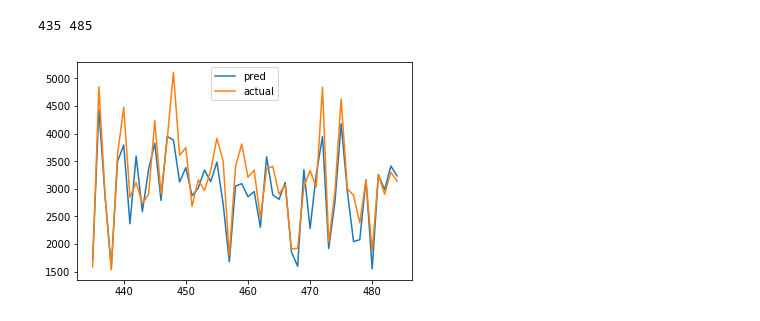
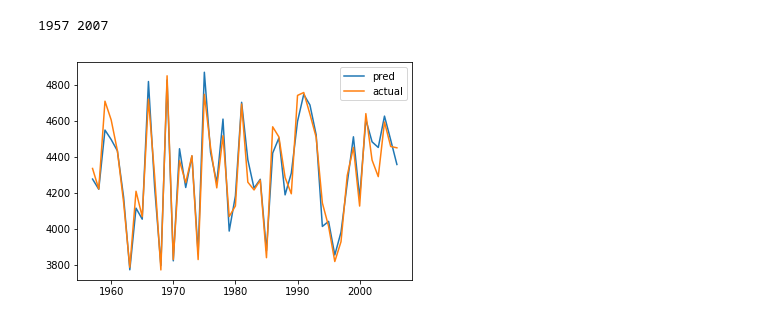
Before and after one commit to pyaf/load_forecasting, a Jupyter notebook: data/FFNN.ipynb, the cells around one changed output. Cells and saved outputs as stored; diff of their text form; code cells hidden in the pictures.

Commit message:
Date wise prediction added

```diff
--- a/data/FFNN.ipynb
+++ b/data/FFNN.ipynb
@@ -42,7 +42,7 @@ def get_30min_wise_data(day_load_data, day_whether_data):
         data.append([i, day, temp, humidity, load])
     return np.asarray(data)
 # %%
-def get_data(data_list):
+def get_data(data_list, shuffle=True):
     '''Return data of all csv files in SLDC_Data/ folder in matrix form'''
     data = []
     for load_path in data_list:
@@ -56,7 +56,7 @@ def get_data(data_list):
             print(load_path, e)
     data = np.asarray(data) # (115, 48, 5)
     data = data.reshape(-1, 5) # (5520, 5)
-    np.random.shuffle(data)
+    if shuffle: np.random.shuffle(data)
     return data
 # %%
 # data preprocessing
@@ -79,10 +73,7 @@ SLDC_Data/2018/01/04-01-2018.csv index 276 is out of bounds for axis 0 with size
 feature_scaler = MinMaxScaler(feature_range=(0, 1))
 load_scaler = MinMaxScaler(feature_range=(0, 1)) # try StandardScaler()
 X_train = feature_scaler.fit_transform(X_train)
-X_test = feature_scaler.fit_transform(X_test)
-
 Y_train = load_scaler.fit_transform(Y_train)
-Y_test = load_scaler.fit_transform(Y_test)
 # %%
 X_train.shape, Y_train.shape, X_test.shape, Y_test.shape
 # %% [output]
@@ -90,11 +81,11 @@ X_train.shape, Y_train.shape, X_test.shape, Y_test.shape
 # %%
 def getModel():
     model = Sequential()
-    model.add(Dense(16, input_shape=(4, )))
+    model.add(Dense(256, input_shape=(4, )))
     model.add(Activation('relu'))
-    model.add(Dense(16))
+    model.add(Dense(256))
     model.add(Activation('relu'))
-    model.add(Dense(16))
+    model.add(Dense(256))
     model.add(Activation('relu'))
     model.add(Dense(1, activation='sigmoid'))
     model.compile(loss='mse', optimizer='adam')
@@ -121,5 +112,5 @@ Non-trainable params: 0
 _________________________________________________________________
 None
 # %%
-model.fit(X_train, Y_train, batch_size=32, epochs=50, verbose=1, validation_split=0.2, shuffle=True)
+model.fit(X_train, Y_train, batch_size=32, epochs=50, verbose=1, validation_split=0.1, shuffle=True)
 # %% [output]
@@ -144,17 +168,17 @@ Epoch 50/50
 # %%
-# prediction on test data
+# prediction on train data as a whole
 
-preds = model.predict(X_test)
+preds = model.predict(X_train)
 preds = load_scaler.inverse_transform(preds)
-Y_ = load_scaler.inverse_transform(Y_test)
+Y_ = load_scaler.inverse_transform(Y_train)
 
 x = np.random.randint(len(preds))
 x_max = 50
 print(x,x+x_max)
 plt.plot(range(x, x+x_max), preds[x:x+x_max])
 plt.plot(range(x, x+x_max), Y_[x:x+x_max])
 plt.legend(['pred', 'actual'])
 plt.show()
 # %% [output]
-435 485
+1957 2007
-[figure, old version]
+[figure, new version]
```
Also changed, not shown: parts of 8 cells of this notebook.
